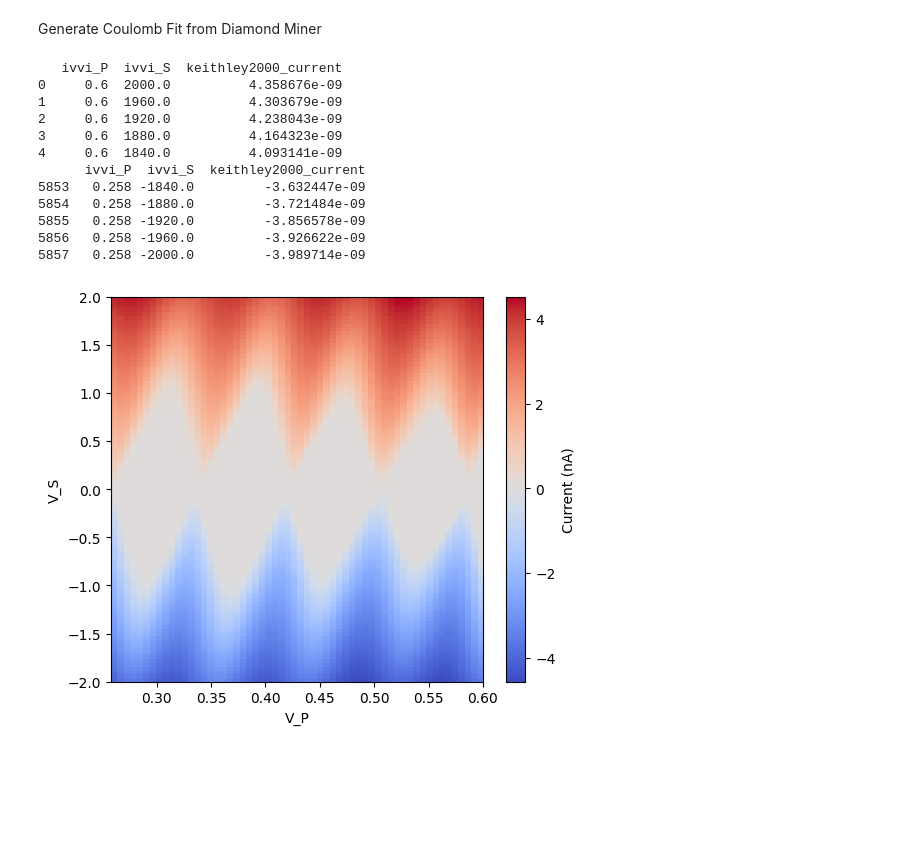
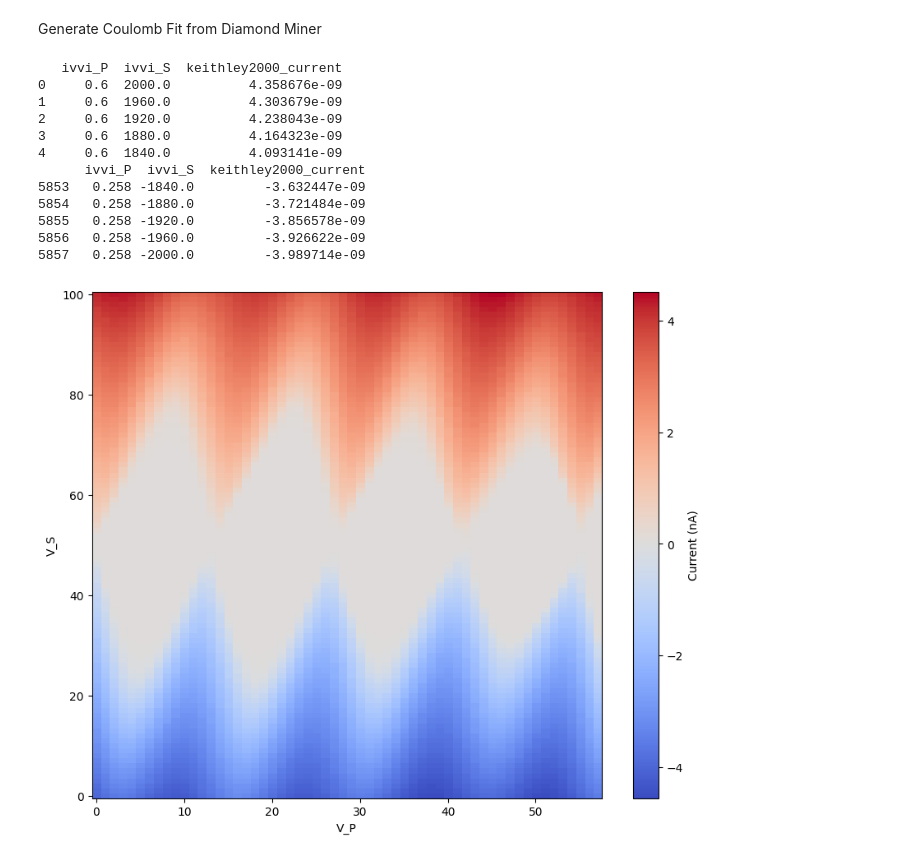
Before and after one commit to mainCSG/diamondminer, a Jupyter notebook: diamondminer/Miner.ipynb, the cells around one changed output. Cells and saved outputs as stored; diff of their text form; code cells hidden in the pictures; blank space fills up the shorter version.

```diff
--- a/diamondminer/Miner.ipynb
+++ b/diamondminer/Miner.ipynb
@@ -3,12 +3,16 @@ Generate Coulomb Fit from Diamond Miner
 # %%
 from utils import extract_bias_point, get_data_from_qcodes_db
 from miner import Miner
+from miner import analyze_threshold_sensitivity, compare_threshold_diamonds, plot_threshold_analysis
+from scipy.signal import find_peaks
 import matplotlib.pyplot as plt
 import pandas as pd
 import numpy as np
 
 # Replace with your actual file path
-file_path = 'C:\\Users\\bennt\\Desktop\\Twente Devices Plots and Data\\df_current_Coulomb_Diamonds_2.csv'
+file_path = r'C:\Users\bennt\Desktop\Grad Resources\Measurement Results\Twente Devices\P-Type Devices\Twente Devices Plots and Data\df_current_Coulomb_Diamonds_2.csv'
+
+file_path_2 = r'C:\Users\bennt\Documents\GitHub\diamondminer\example\results-1-34 copy.csv'
 
 # Read the CSV file
 df = pd.read_csv(file_path)
@@ -25,36 +29,42 @@ V_P = df['ivvi_P']
 V_S = df['ivvi_S'] / 1000
 Current = df['keithley2000_current']
 
+""" V_P_2 = df['sim900_P']
+V_S_2 = df['sim900_S']
+Current_2 = df['agilent_volt'] """
+
 # Pivot the data: rows=Y, columns=X, values=Z
 grid = df.pivot(index="ivvi_S", columns="ivvi_P", values="keithley2000_current")
 
+#grid_2 = df.pivot(index="sim900_S", columns="sim900_P", values="agilent_volt")
+
 # Plot heatmap
-plt.figure(figsize=(6, 5))
+plt.figure(figsize=(10, 8))
 plt.imshow(grid.values *1e9,
            cmap='coolwarm',
            origin='lower',
            aspect='auto',
-           extent=[grid.columns.min(), grid.columns.max(), grid.index.min()/1000, grid.index.max()/1000])
+)
 
 plt.colorbar(label='Current (nA)')
 plt.xlabel('V_P')
 plt.ylabel('V_S')
 plt.title('')
 plt.show()
 # %% [output]
    ivvi_P  ivvi_S  keithley2000_current
 0     0.6  2000.0          4.358676e-09
 1     0.6  1960.0          4.303679e-09
 2     0.6  1920.0          4.238043e-09
 3     0.6  1880.0          4.164323e-09
 4     0.6  1840.0          4.093141e-09
       ivvi_P  ivvi_S  keithley2000_current
 5853   0.258 -1840.0         -3.632447e-09
 5854   0.258 -1880.0         -3.721484e-09
 5855   0.258 -1920.0         -3.856578e-09
 5856   0.258 -1960.0         -3.926622e-09
 5857   0.258 -2000.0         -3.989714e-09
-[figure, old version]
+[figure, new version]
 # %%
 # Convert axes to arrays
 lb_data = grid.columns.to_numpy()  # this is V_P (X axis)
```
Also changed, not shown: parts of 13 cells of this notebook, 5 other files.
